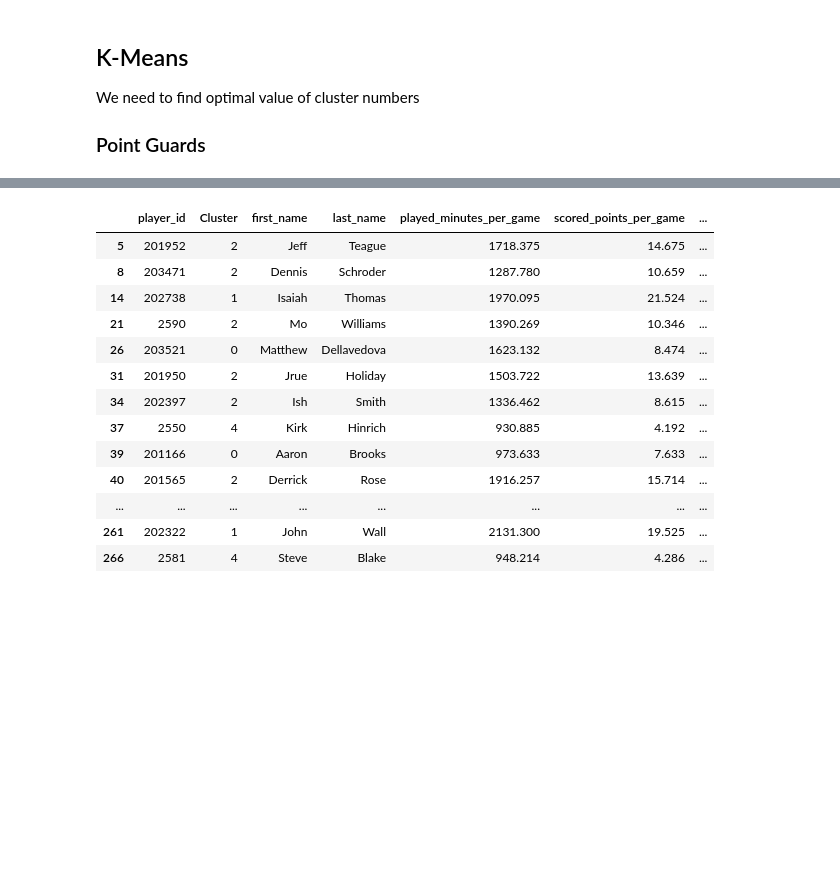
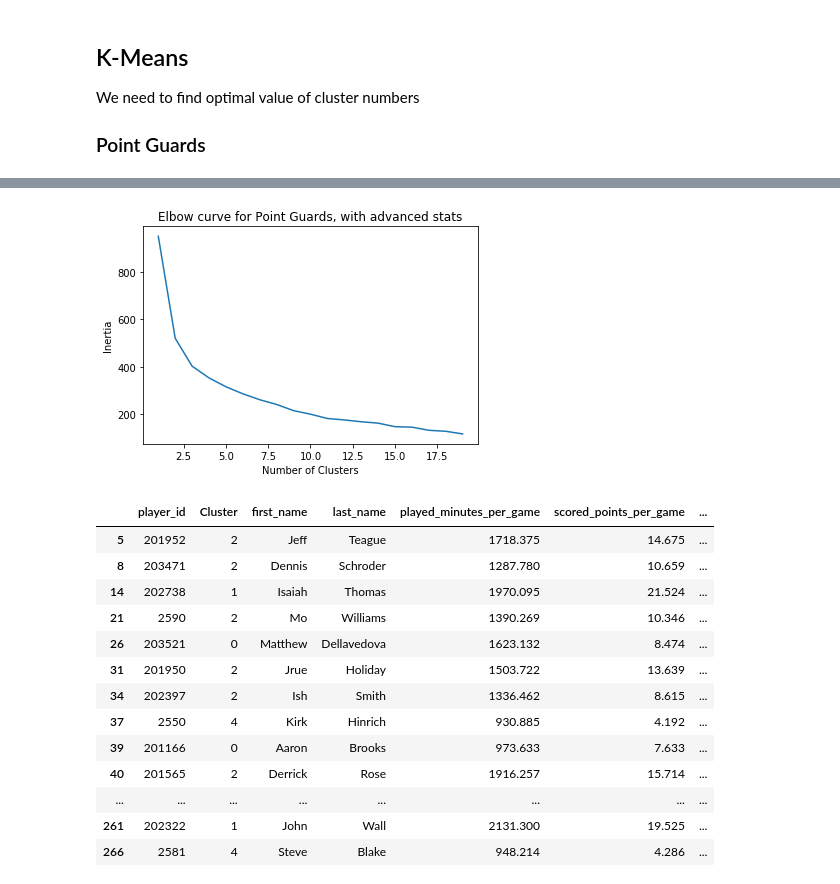
Before and after one commit to JoseRuizCasado/NBAPlayersClustering, a Jupyter notebook: NBAPlayerClustering.ipynb, the cells around one changed output, grey strips where cells are left out. Saved outputs shown, nothing was run; the diff lists cells and outputs as text; code cells hidden in the pictures; blank space fills up the shorter version.

```diff
--- a/NBAPlayerClustering.ipynb
+++ b/NBAPlayerClustering.ipynb
@@ -154,3 +190,29 @@ c
+# %%
+X_advanced_unscaled = point_guards_data.copy()
+X_advanced_unscaled = X_advanced_unscaled.drop(['player_id', 'first_name', 'last_name', 'played_minutes_per_game',
+                                                'scored_points_per_game', 'field_goals_made_per_game',
+                                                'field_goals_miss_per_game', 'field_goals_attempts_per_game',
+                                                'three_points_field_goals_made_per_game',
+                                                'three_points_field_goals_attempts_per_game',
+                                                'free_throws_made_per_game', 'free_throws_miss_per_game',
+                                                'free_throws_attempts_per_game', 'assists_per_game',
+                                                'offensive_rebounds_per_game', 'defensive_rebounds_per_game',
+                                                'steals_per_game', 'blocks_per_game', 'turnovers_per_game',
+                                                'personal_fouls_per_game'], 1)
+scaler_advanced = StandardScaler()
+scaler_advanced.fit(X_advanced_unscaled)
+X_advanced = scaler_advanced.transform(X_advanced_unscaled)
+
+pg_kmeans_models_advanced = [KMeans(n_clusters=i) for i in cluster_number]
+pg_inertia_advanced = [pg_kmeans_models_per_game[i].fit(X_advanced).inertia_ for i in range(len(pg_kmeans_models_advanced))]
+plt.plot(cluster_number, pg_inertia_per_game)
+plt.xlabel('Number of Clusters')
+plt.ylabel('Inertia')
+plt.title('Elbow curve for Point Guards, with advanced stats')
+plt.savefig('Figures/PG/kmeans-advanced.png')
+plt.show()
+# %% [output]
+[figure, added]
 # %%
 # KMeans_pg_full = KMeans(n_clusters=5, n_init=20).fit(X)
 # joblib.dump(KMeans_pg_full, 'Models/kmeans_pg_full.sav')
```
Also changed, not shown: parts of 7 cells of this notebook, 6 other files.
